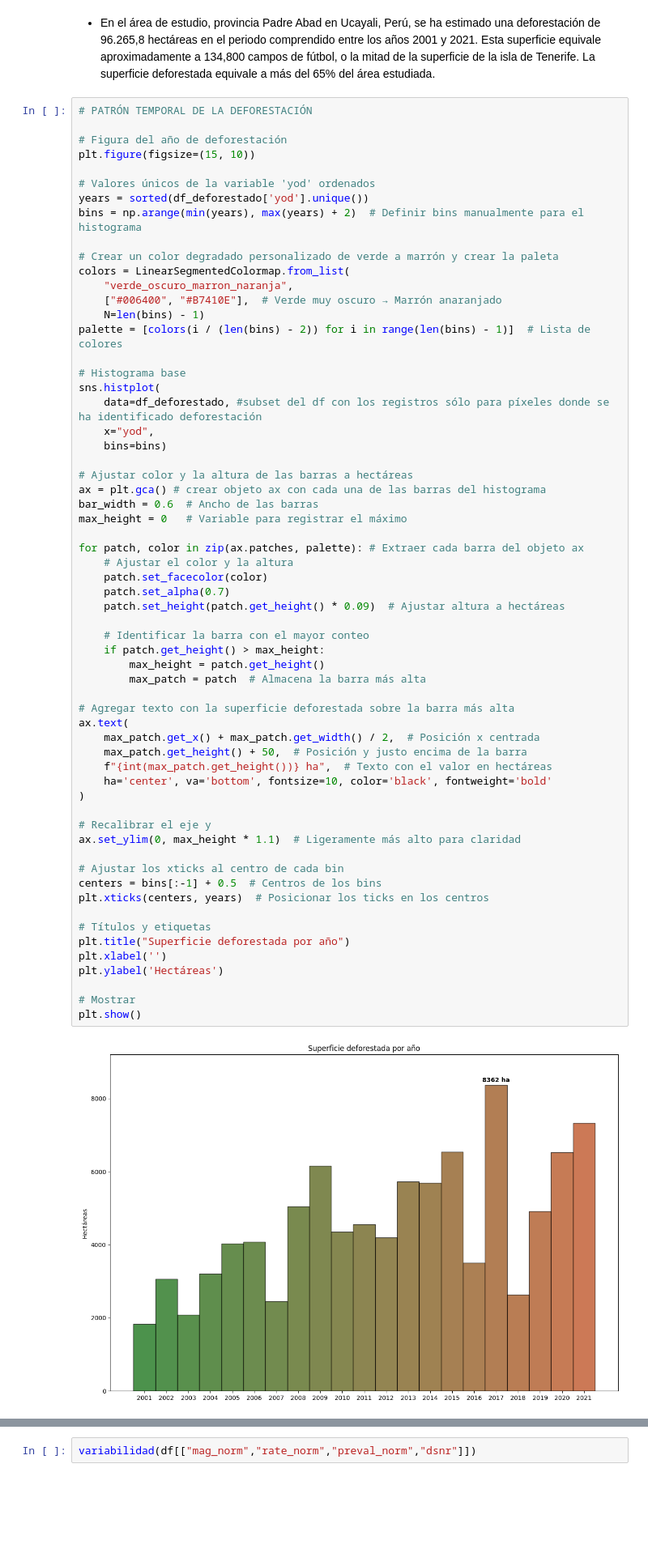
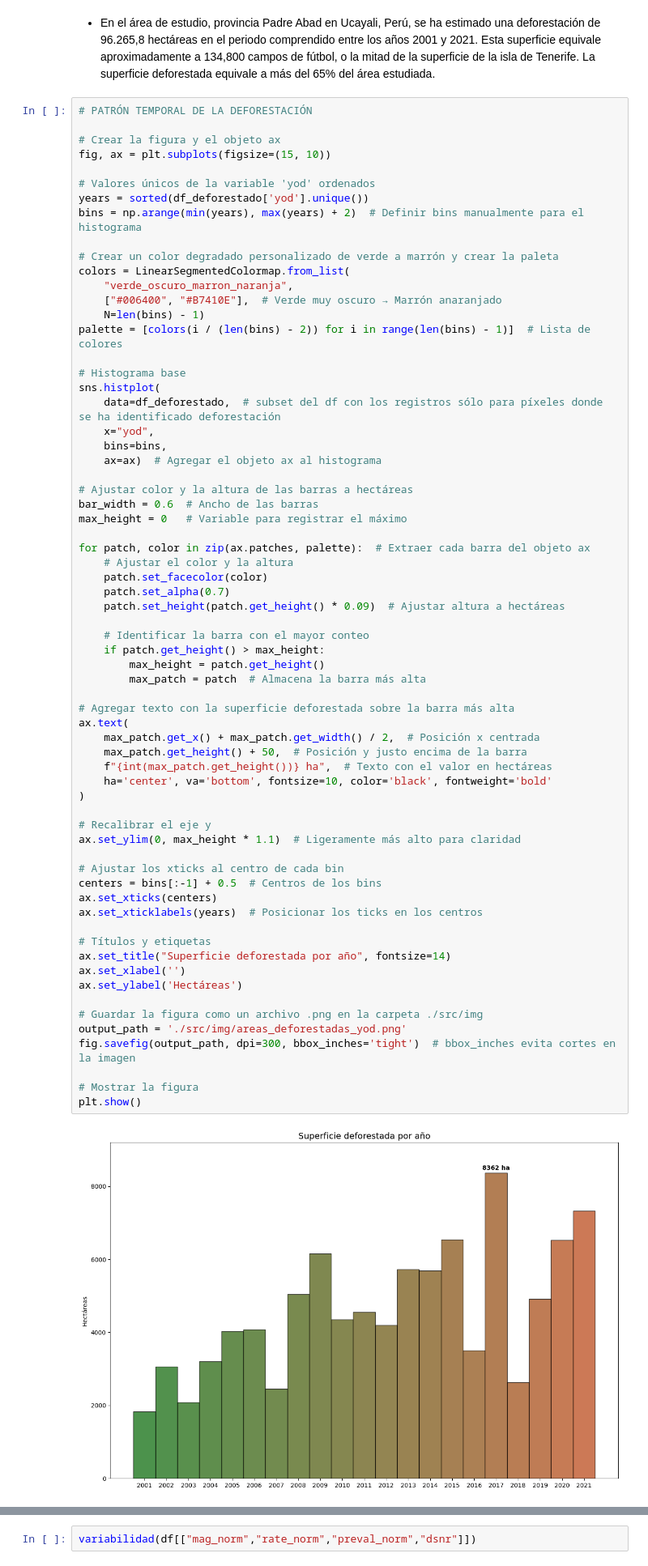
Before and after one commit to mariarisco/EDA_Entrega, a Jupyter notebook: main.ipynb, the cells around one changed output, grey strips where cells are left out. Shown at 81% size. Cells and saved outputs as stored; diff of their text form; blank space fills up the shorter version.

```diff
--- a/main.ipynb
+++ b/main.ipynb
@@ -1035,8 +1039,8 @@ plt.show()
 # %%
 # PATRÓN TEMPORAL DE LA DEFORESTACIÓN
 
-# Figura del año de deforestación
-plt.figure(figsize=(15, 10))
+# Crear la figura y el objeto ax
+fig, ax = plt.subplots(figsize=(15, 10))
 
 # Valores únicos de la variable 'yod' ordenados
 years = sorted(df_deforestado['yod'].unique())
@@ -1051,49 +1055,54 @@ palette = [colors(i / (len(bins) - 2)) for i in range(len(bins) - 1)]  # Lista d
 
 # Histograma base
 sns.histplot(
-    data=df_deforestado, #subset del df con los registros sólo para píxeles donde se ha identificado deforestación
+    data=df_deforestado,  # subset del df con los registros sólo para píxeles donde se ha identificado deforestación
     x="yod",
-    bins=bins)
+    bins=bins,
+    ax=ax)  # Agregar el objeto ax al histograma
 
 # Ajustar color y la altura de las barras a hectáreas
-ax = plt.gca() # crear objeto ax con cada una de las barras del histograma
 bar_width = 0.6  # Ancho de las barras
 max_height = 0   # Variable para registrar el máximo
 
-for patch, color in zip(ax.patches, palette): # Extraer cada barra del objeto ax
+for patch, color in zip(ax.patches, palette):  # Extraer cada barra del objeto ax
     # Ajustar el color y la altura
     patch.set_facecolor(color)
     patch.set_alpha(0.7)
     patch.set_height(patch.get_height() * 0.09)  # Ajustar altura a hectáreas
 
     # Identificar la barra con el mayor conteo
     if patch.get_height() > max_height:
         max_height = patch.get_height()
         max_patch = patch  # Almacena la barra más alta
 
 # Agregar texto con la superficie deforestada sobre la barra más alta
 ax.text(
     max_patch.get_x() + max_patch.get_width() / 2,  # Posición x centrada
     max_patch.get_height() + 50,  # Posición y justo encima de la barra
     f"{int(max_patch.get_height())} ha",  # Texto con el valor en hectáreas
     ha='center', va='bottom', fontsize=10, color='black', fontweight='bold'
 )
 
 # Recalibrar el eje y
 ax.set_ylim(0, max_height * 1.1)  # Ligeramente más alto para claridad
 
 # Ajustar los xticks al centro de cada bin
 centers = bins[:-1] + 0.5  # Centros de los bins
-plt.xticks(centers, years)  # Posicionar los ticks en los centros
+ax.set_xticks(centers)
+ax.set_xticklabels(years)  # Posicionar los ticks en los centros
 
 # Títulos y etiquetas
-plt.title("Superficie deforestada por año")
-plt.xlabel('')
-plt.ylabel('Hectáreas')
+ax.set_title("Superficie deforestada por año", fontsize=14)
+ax.set_xlabel('')
+ax.set_ylabel('Hectáreas')
 
-# Mostrar
+# Guardar la figura como un archivo .png en la carpeta ./src/img
+output_path = './src/img/areas_deforestadas_yod.png'
+fig.savefig(output_path, dpi=300, bbox_inches='tight')  # bbox_inches evita cortes en la imagen
+
+# Mostrar la figura
 plt.show()
 # %% [output]
-[figure, old version]
+[figure, new version]
 # %%
 # Figura de duración de los eventos de deforestación
```
Also changed, not shown: parts of 16 cells of this notebook, 11 other files.
